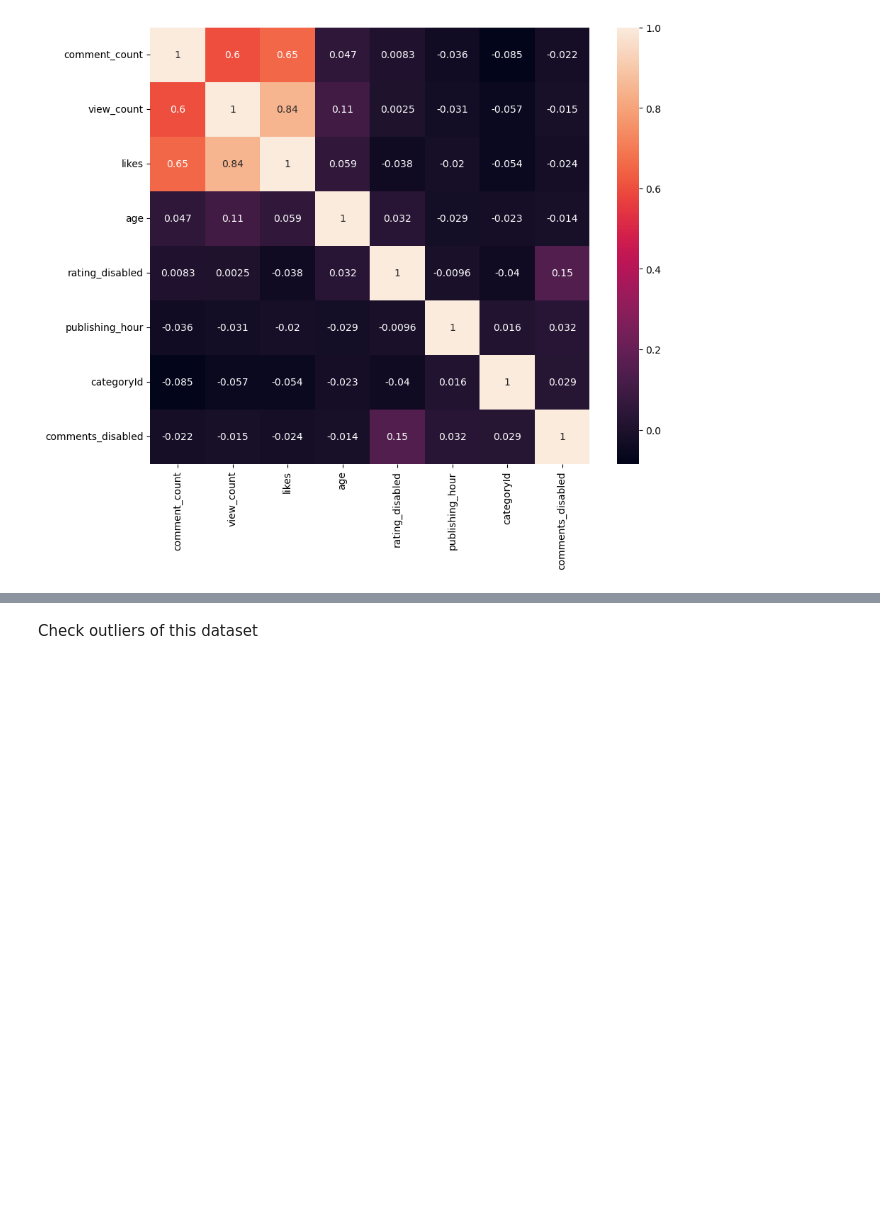
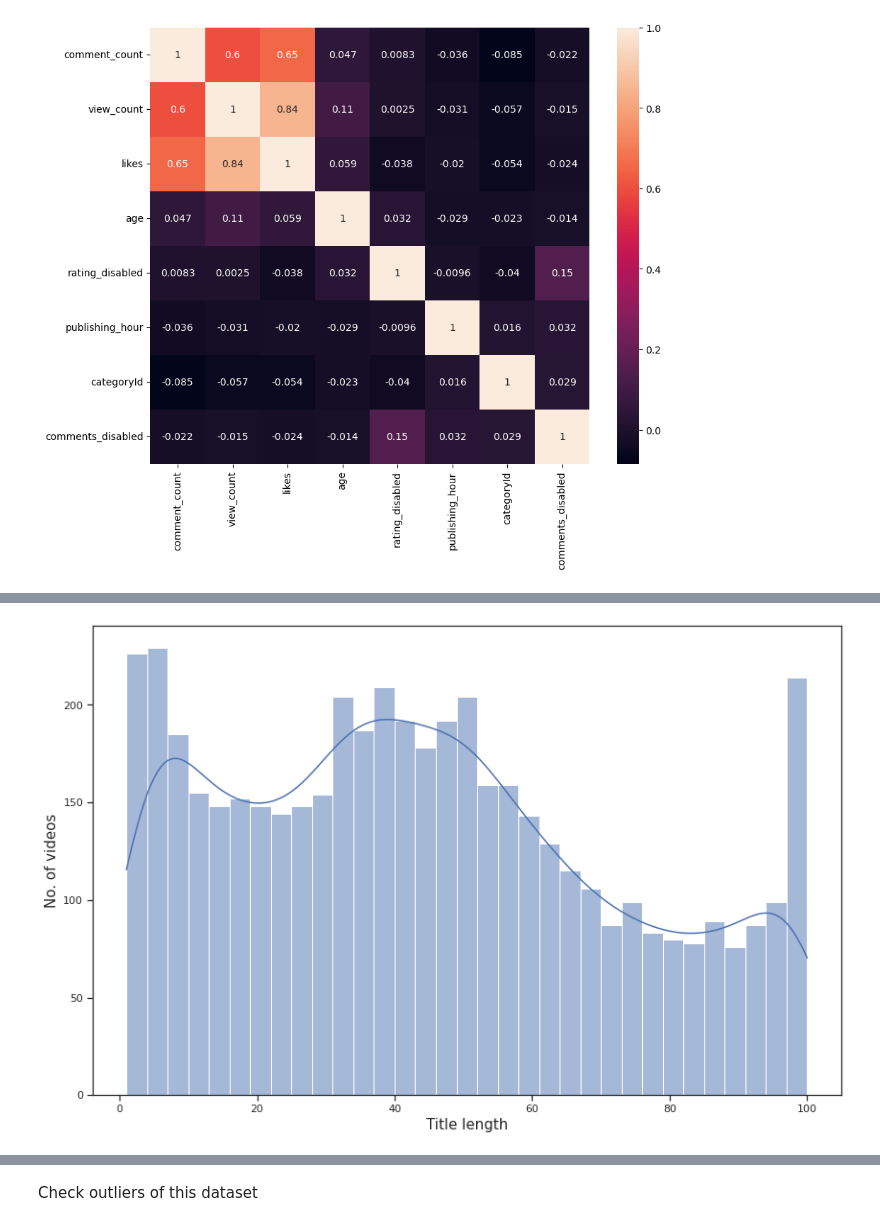
Before and after one commit to ThanhVinhTong/Youtube_Trending_Analysis, a Jupyter notebook: EDA_DS.ipynb, the cells around one changed output, grey strips where cells are left out. Cells and saved outputs as stored; diff of their text form; code cells hidden in the pictures; blank space fills up the shorter version.

```diff
--- a/EDA_DS.ipynb
+++ b/EDA_DS.ipynb
@@ -263,0 +273,3 @@ plt.show()
+# %%
+df_yout['title_len'] = df_yout['title'].str.len()
+df_yout.loc[df_yout['title_len'] == 1]
@@ -263,0 +292,3 @@ plt.show()
+# %%
+df_yout_filtered = df_yout[df_yout['title_len'] > 0]
+df_yout_filtered.loc[df_yout['title_len'] == 3]
@@ -263,0 +309,10 @@ plt.show()
+# %%
+plt.figure(figsize = (14,9))
+sns.set(style = 'ticks')
+h = sns.histplot(x = "title_len", data = df_yout_filtered, binwidth = 3, kde = True)
+h.set_xlabel("Title length", fontsize=15)
+h.set_ylabel("No. of videos", fontsize=15)
+
+plt.show()
+# %% [output]
+[figure, added]
```
Also changed, not shown: parts of 28 cells of this notebook.
